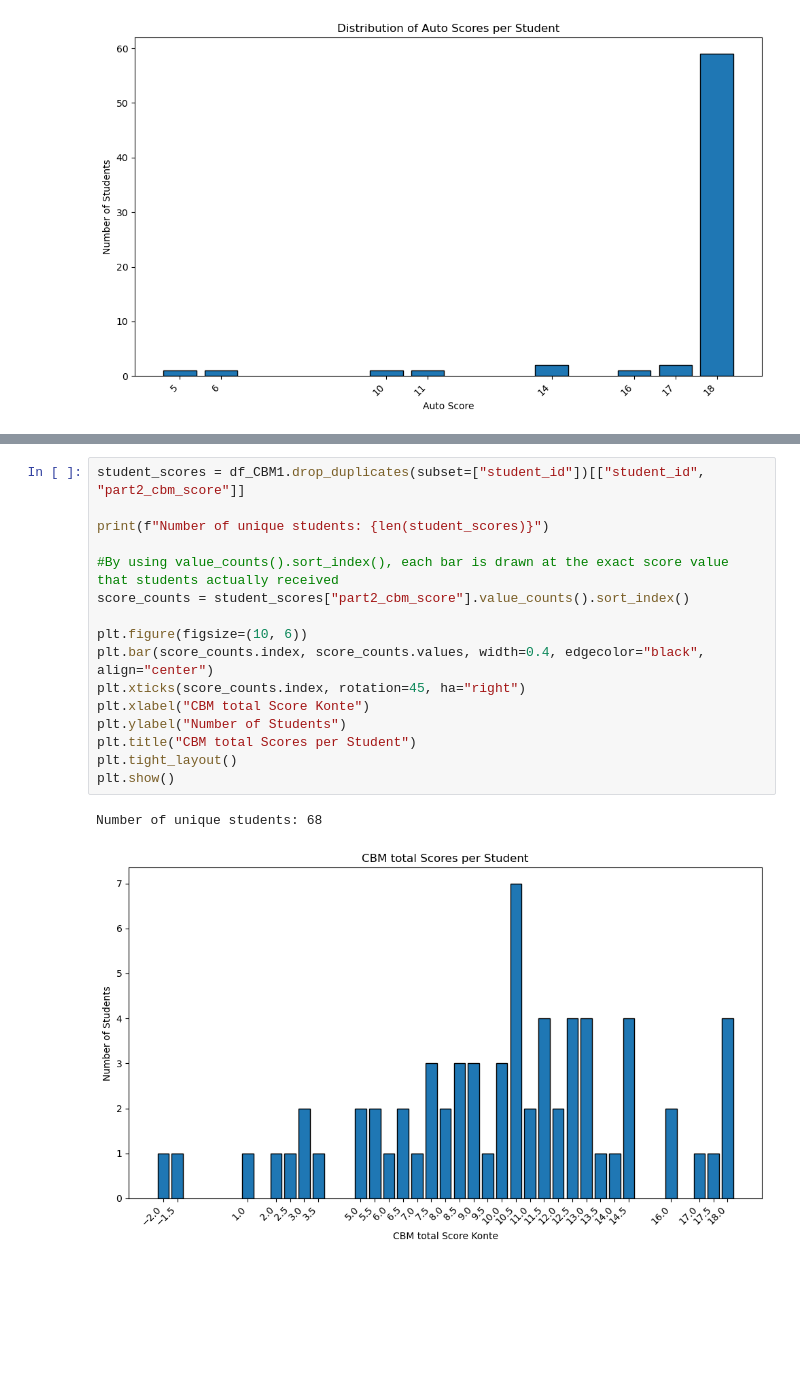
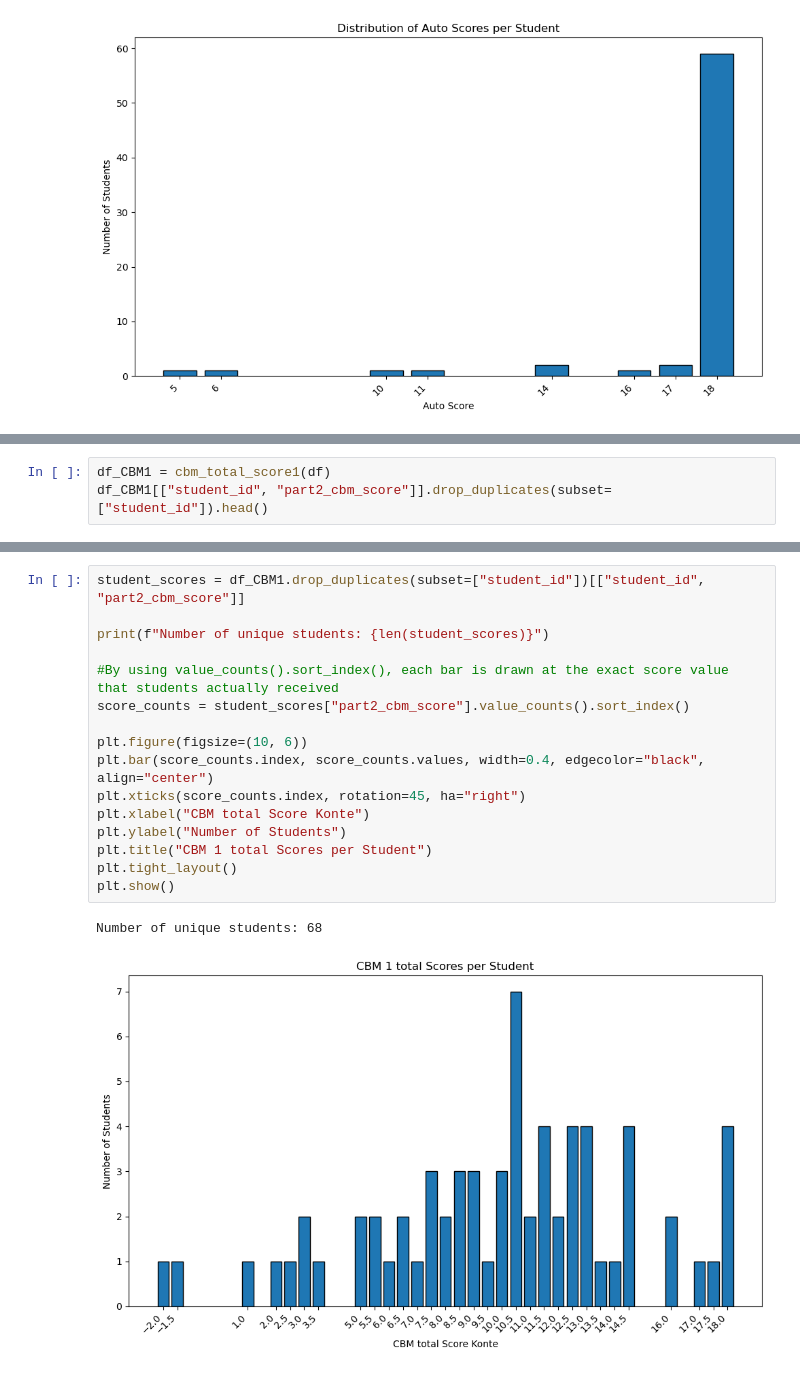
Before and after one commit to juliepe/exam_analysis_H25, a Jupyter notebook: analysis/CBM/2025/Konte/notebooks/4_CBM_analysis.ipynb, the cells around one changed output, grey strips where cells are left out. Saved outputs shown, nothing was run; the diff lists cells and outputs as text; blank space fills up the shorter version.

```diff
--- a/analysis/CBM/2025/Konte/notebooks/4_CBM_analysis.ipynb
+++ b/analysis/CBM/2025/Konte/notebooks/4_CBM_analysis.ipynb
@@ -57,0 +50,3 @@ Number of unique students: 68
+# %%
+df_CBM1 = cbm_total_score1(df)
+df_CBM1[["student_id", "part2_cbm_score"]].drop_duplicates(subset=["student_id"]).head()
@@ -58,19 +60,19 @@ Number of unique students: 68
 # %%
 student_scores = df_CBM1.drop_duplicates(subset=["student_id"])[["student_id", "part2_cbm_score"]]
 
 print(f"Number of unique students: {len(student_scores)}")
 
 #By using value_counts().sort_index(), each bar is drawn at the exact score value that students actually received
 score_counts = student_scores["part2_cbm_score"].value_counts().sort_index()
 
 plt.figure(figsize=(10, 6))
 plt.bar(score_counts.index, score_counts.values, width=0.4, edgecolor="black", align="center")
 plt.xticks(score_counts.index, rotation=45, ha="right")
 plt.xlabel("CBM total Score Konte")
 plt.ylabel("Number of Students")
-plt.title("CBM total Scores per Student")
+plt.title("CBM 1 total Scores per Student")
 plt.tight_layout()
 plt.show()
 # %% [output]
 Number of unique students: 68
-[figure, old version]
+[figure, new version]
```
Also changed, not shown: parts of 6 cells of this notebook, 2 other files.
